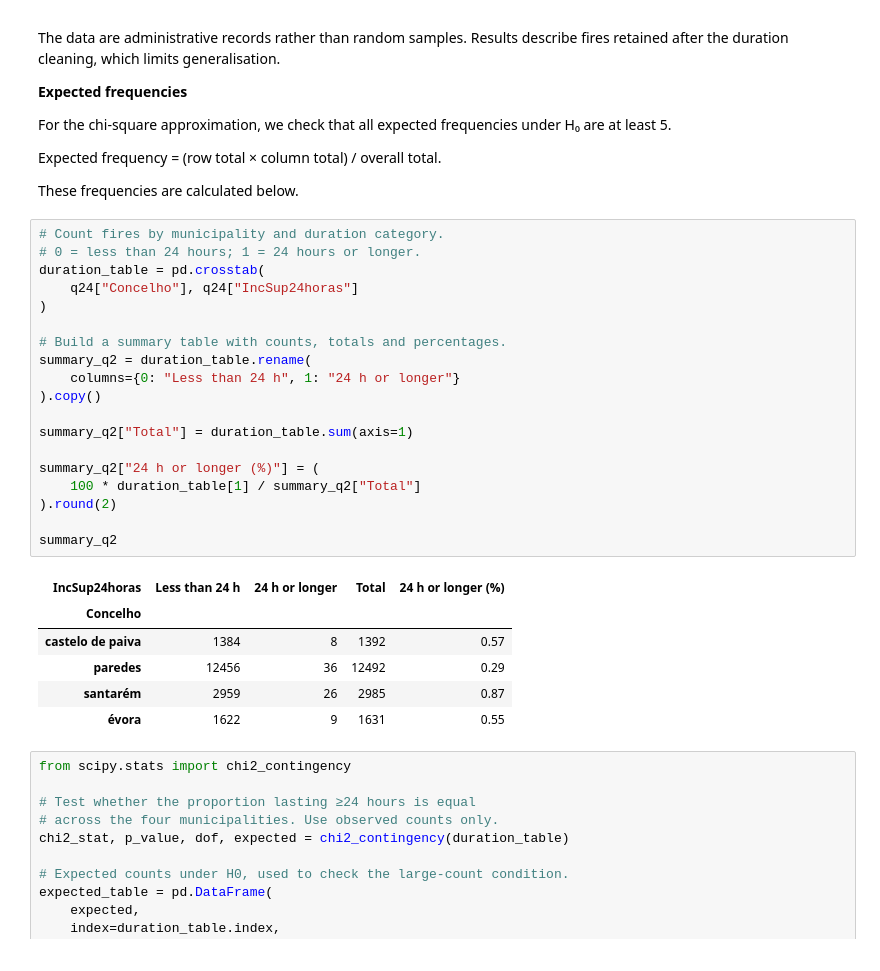
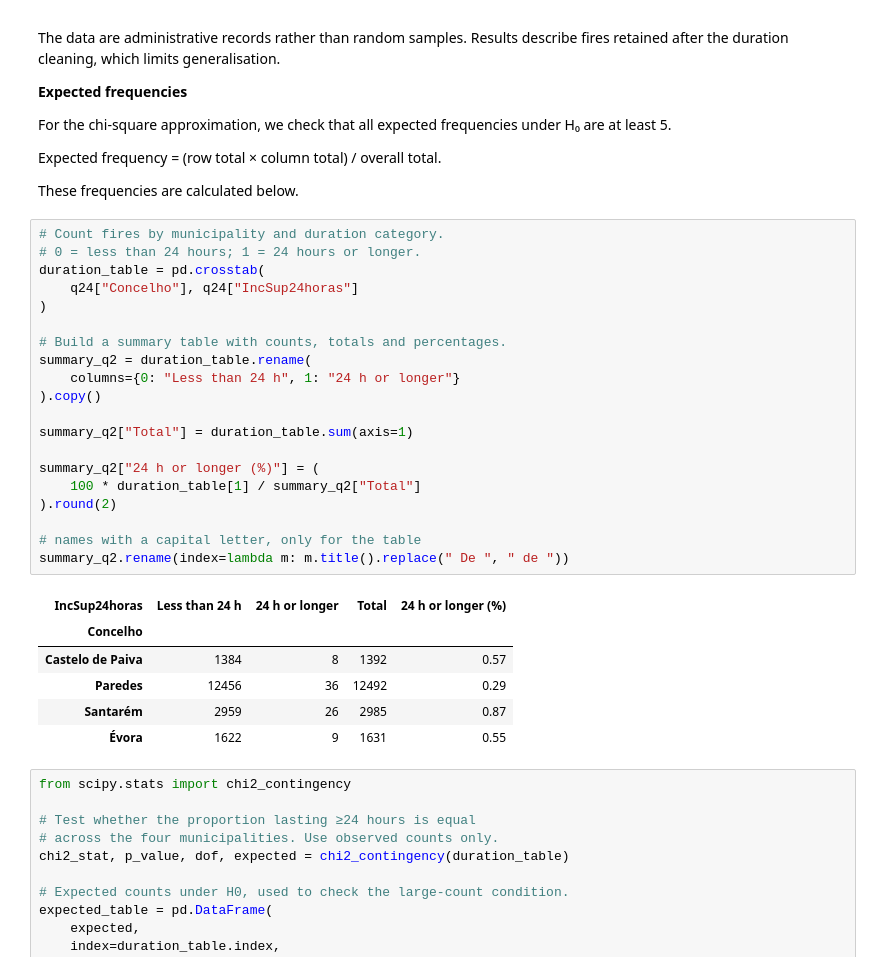
Before and after one commit to KevinSalgado/Statistics_Project, a Jupyter notebook: Data_Preparation_and_Visualization.ipynb, the cells around one changed output. Drawn from its saved outputs; the diff is of its cells as text.

```diff
--- a/Data_Preparation_and_Visualization.ipynb
+++ b/Data_Preparation_and_Visualization.ipynb
@@ -1444,29 +1408,30 @@ These frequencies are calculated below.
 # %%
 # Count fires by municipality and duration category.
 # 0 = less than 24 hours; 1 = 24 hours or longer.
 duration_table = pd.crosstab(
     q24["Concelho"], q24["IncSup24horas"]
 )
 
 # Build a summary table with counts, totals and percentages.
 summary_q2 = duration_table.rename(
     columns={0: "Less than 24 h", 1: "24 h or longer"}
 ).copy()
 
 summary_q2["Total"] = duration_table.sum(axis=1)
 
 summary_q2["24 h or longer (%)"] = (
     100 * duration_table[1] / summary_q2["Total"]
 ).round(2)
 
-summary_q2
+# names with a capital letter, only for the table
+summary_q2.rename(index=lambda m: m.title().replace(" De ", " de "))
 # %% [output]
 | IncSup24horas | Less than 24 h | 24 h or longer | Total | 24 h or longer (%) |
 | Concelho |  |  |  |  |
-| castelo de paiva | 1384 | 8 | 1392 | 0.57 |
-| paredes | 12456 | 36 | 12492 | 0.29 |
-| santarém | 2959 | 26 | 2985 | 0.87 |
-| évora | 1622 | 9 | 1631 | 0.55 |
+| Castelo de Paiva | 1384 | 8 | 1392 | 0.57 |
+| Paredes | 12456 | 36 | 12492 | 0.29 |
+| Santarém | 2959 | 26 | 2985 | 0.87 |
+| Évora | 1622 | 9 | 1631 | 0.55 |
 # %%
 from scipy.stats import chi2_contingency
 
```
Also changed, not shown: parts of 28 cells of this notebook.
